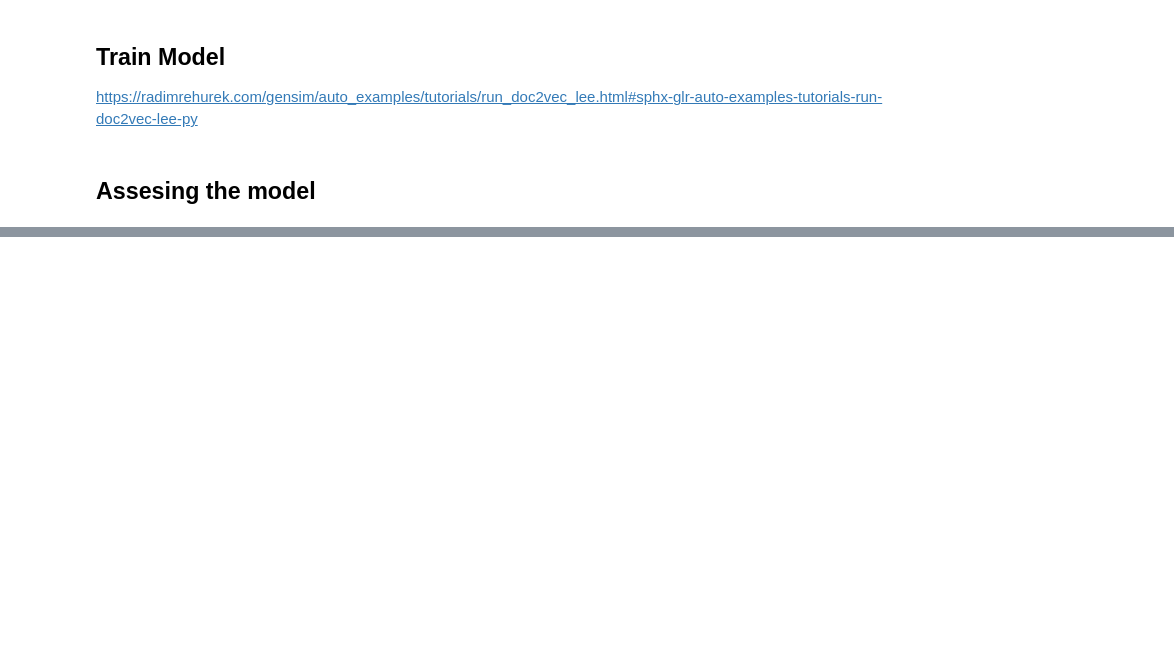
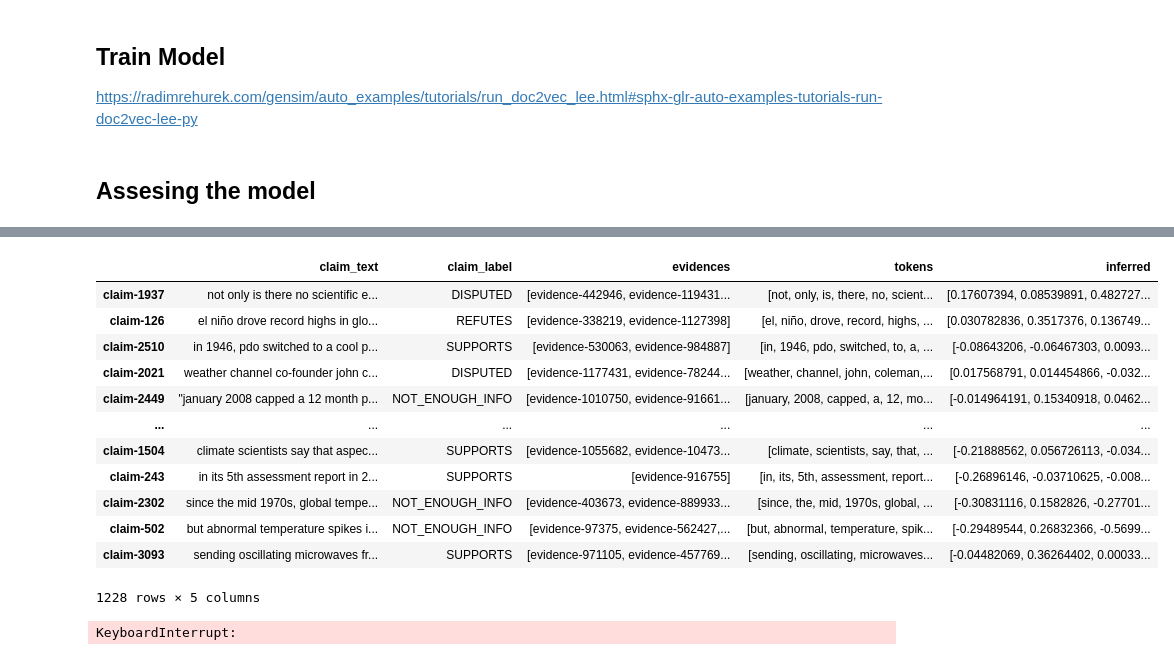
Before and after one commit to Guticar94/COMP90042-NLP-Project-Sentence-Similarity, a Jupyter notebook: Models/Doc2Vec_v2.ipynb, the cells around one changed output, grey strips where cells are left out. Saved outputs shown, nothing was run; the diff lists cells and outputs as text; code cells hidden in the pictures; blank space fills up the shorter version.

```diff
--- a/Models/Doc2Vec_v2.ipynb
+++ b/Models/Doc2Vec_v2.ipynb
@@ -141,0 +162,19 @@ model.save("Doc2Vec.model")
+# %%
+claims_df = pd.DataFrame.from_dict(claims, orient='index')
+claims_df = tokenize_text(claims_df,'claim_text')
+claims_df['inferred'] = claims_df['tokens'].apply(lambda x: model.infer_vector(x))
+claims_df
+# %% [output]
+|  | claim_text | claim_label | evidences | tokens | inferred |
+| claim-1937 | not only is there no scientific e... | DISPUTED | [evidence-442946, evidence-119431... | [not, only, is, there, no, scient... | [0.17607394, 0.08539891, 0.482727... |
+| claim-126 | el niño drove record highs in glo... | REFUTES | [evidence-338219, evidence-1127398] | [el, niño, drove, record, highs, ... | [0.030782836, 0.3517376, 0.136749... |
+| claim-2510 | in 1946, pdo switched to a cool p... | SUPPORTS | [evidence-530063, evidence-984887] | [in, 1946, pdo, switched, to, a, ... | [-0.08643206, -0.06467303, 0.0093... |
+| claim-2021 | weather channel co-founder john c... | DISPUTED | [evidence-1177431, evidence-78244... | [weather, channel, john, coleman,... | [0.017568791, 0.014454866, -0.032... |
+| claim-2449 | "january 2008 capped a 12 month p... | NOT_ENOUGH_INFO | [evidence-1010750, evidence-91661... | [january, 2008, capped, a, 12, mo... | [-0.014964191, 0.15340918, 0.0462... |
+| ... | ... | ... | ... | ... | ... |
+| claim-1504 | climate scientists say that aspec... | SUPPORTS | [evidence-1055682, evidence-10473... | [climate, scientists, say, that, ... | [-0.21888562, 0.056726113, -0.034... |
+| claim-243 | in its 5th assessment report in 2... | SUPPORTS | [evidence-916755] | [in, its, 5th, assessment, report... | [-0.26896146, -0.03710625, -0.008... |
+| claim-2302 | since the mid 1970s, global tempe... | NOT_ENOUGH_INFO | [evidence-403673, evidence-889933... | [since, the, mid, 1970s, global, ... | [-0.30831116, 0.1582826, -0.27701... |
+| claim-502 | but abnormal temperature spikes i... | NOT_ENOUGH_INFO | [evidence-97375, evidence-562427,... | [but, abnormal, temperature, spik... | [-0.29489544, 0.26832366, -0.5699... |
+| claim-3093 | sending oscillating microwaves fr... | SUPPORTS | [evidence-971105, evidence-457769... | [sending, oscillating, microwaves... | [-0.04482069, 0.36264402, 0.00033... |
+1228 rows × 5 columns
@@ -142,3 +185,15 @@ model.save("Doc2Vec.model")
+# %%
+distances = {}
+for index, row in claims_df.iterrows():
+    vector1 = row['tokens']
+    distances[index] = []
+    for index2, row2 in evidences_df.iterrows():
+        vector2 = row2['tokens']
+        sim = get_distance(vector1, vector2)
+        if sim > 0.5:
+            distances[index].append((index,sim))
+# %% [output]
+KeyboardInterrupt:
 # %%
 def get_top10_rank(inferred_vector):
     similarity_vector = model.dv.most_similar([inferred_vector], topn=len(model.dv))
```
Also changed, not shown: parts of 13 cells of this notebook.
